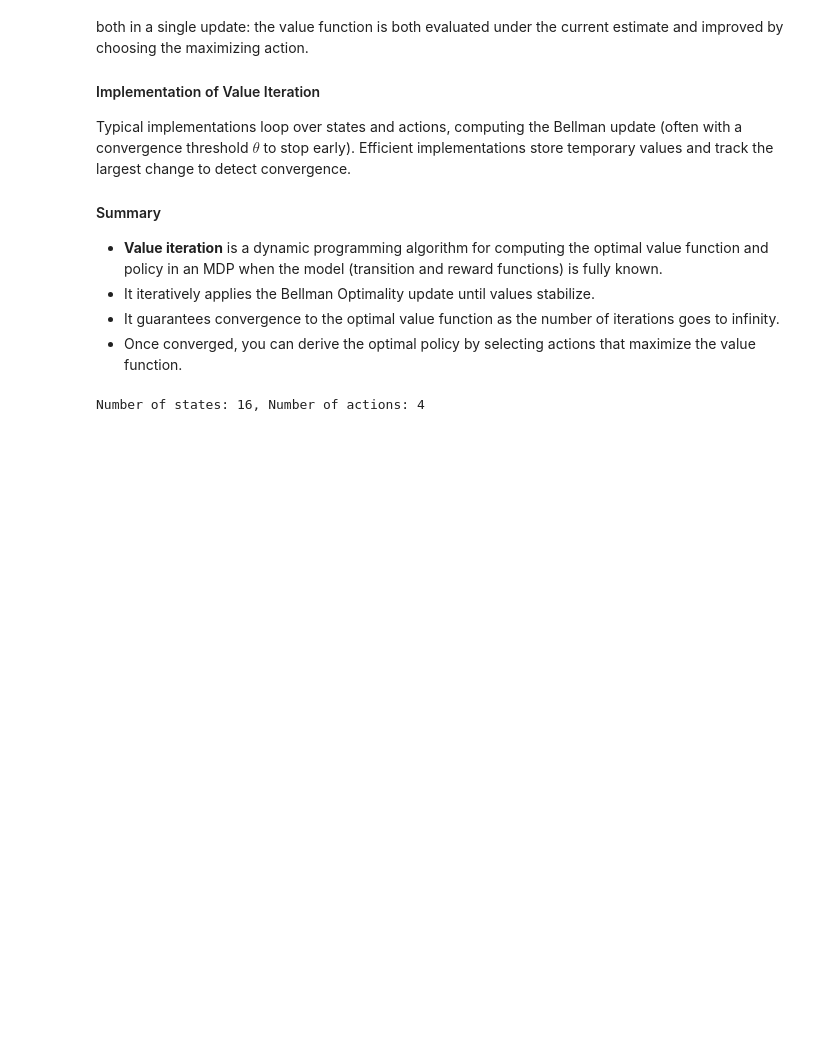
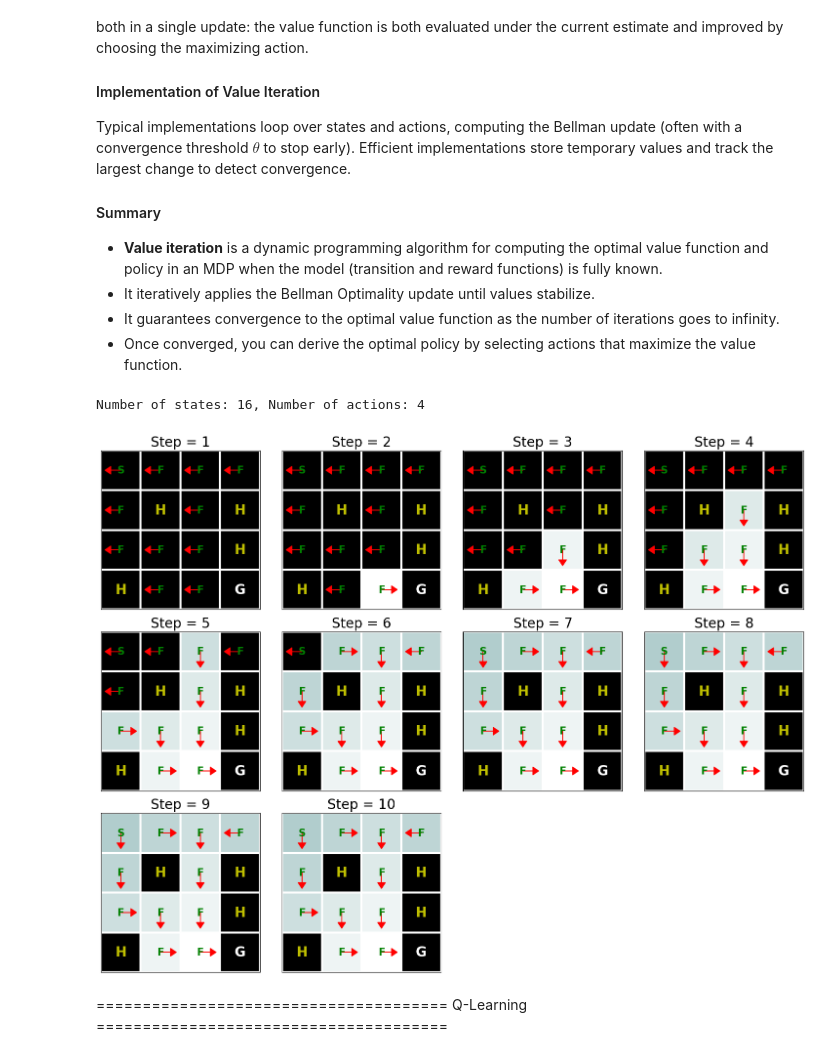
Before and after one commit to huiminyan2017/pytorch-basics, a Jupyter notebook: notebooks/17_reinforcement_learning.ipynb, the cells around one changed output. Saved outputs shown, nothing was run; the diff lists cells and outputs as text; code cells hidden in the pictures; blank space fills up the shorter version.

```diff
--- a/notebooks/17_reinforcement_learning.ipynb
+++ b/notebooks/17_reinforcement_learning.ipynb
@@ -184,2 +184,37 @@ print(f"Number of states: {num_states}, Number of actions: {num_actions}")
 # %% [output]
 Number of states: 16, Number of actions: 4
+# %%
+def value_iteration(env_info, gamma, num_iters):
+    env_desc = env_info['desc']  # 2D array shows what each item means
+    prob_idx = env_info['trans_prob_idx']
+    nextstate_idx = env_info['nextstate_idx']
+    reward_idx = env_info['reward_idx']
+    num_states = env_info['num_states']
+    num_actions = env_info['num_actions']
+    mdp = env_info['mdp']
+
+    V  = np.zeros((num_iters + 1, num_states))
+    Q  = np.zeros((num_iters + 1, num_states, num_actions))
+    pi = np.zeros((num_iters + 1, num_states))
+
+    for k in range(1, num_iters + 1):
+        for s in range(num_states):
+            for a in range(num_actions):
+                # Calculate \sum_{s'} p(s'\mid s,a) [r + \gamma v_k(s')]
+                # Note: Gym's env.P uses mdp[s][a], not mdp[(s,a)]
+                for pxrds in mdp[s][a]:
+                    # mdp[s][a]: [(p1,next1,r1,d1),(p2,next2,r2,d2),..]
+                    pr = pxrds[prob_idx]  # p(s'\mid s,a)
+                    nextstate = pxrds[nextstate_idx]  # Next state
+                    reward = pxrds[reward_idx]  # Reward
+                    Q[k,s,a] += pr * (reward + gamma * V[k - 1, nextstate])
+            # Record max value and max action
+            V[k,s] = np.max(Q[k,s,:])
+            pi[k,s] = np.argmax(Q[k,s,:])
+    d2l.show_value_function_progress(env_desc, V[:-1], pi[:-1])
+
+value_iteration(env_info=env_info, gamma=gamma, num_iters=num_iters)
+# %% [output]
+[figure, added]
+# %% [markdown]
+====================================== Q-Learning ======================================
```
Also changed, not shown: parts of 6 cells of this notebook, 1 other file.
